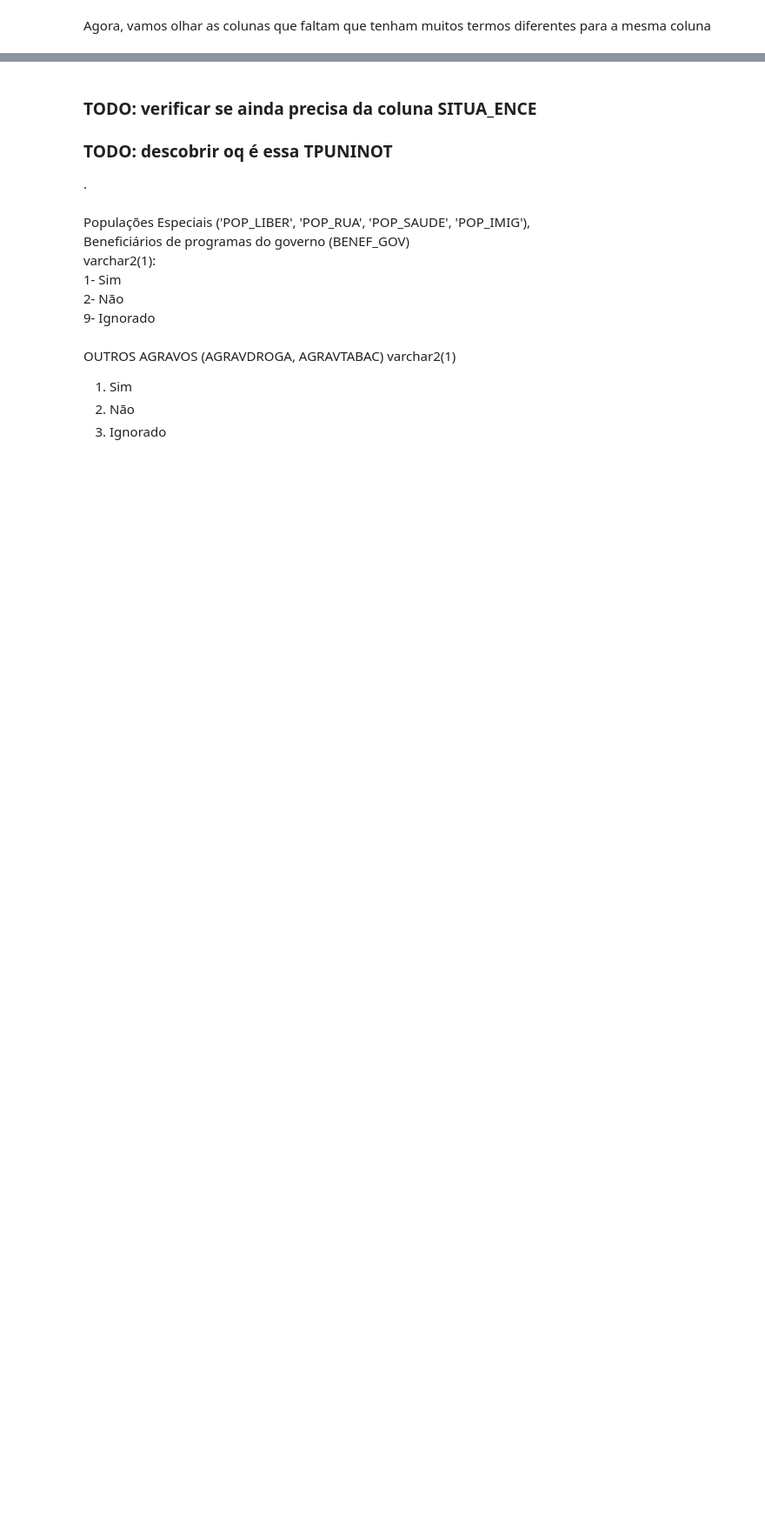
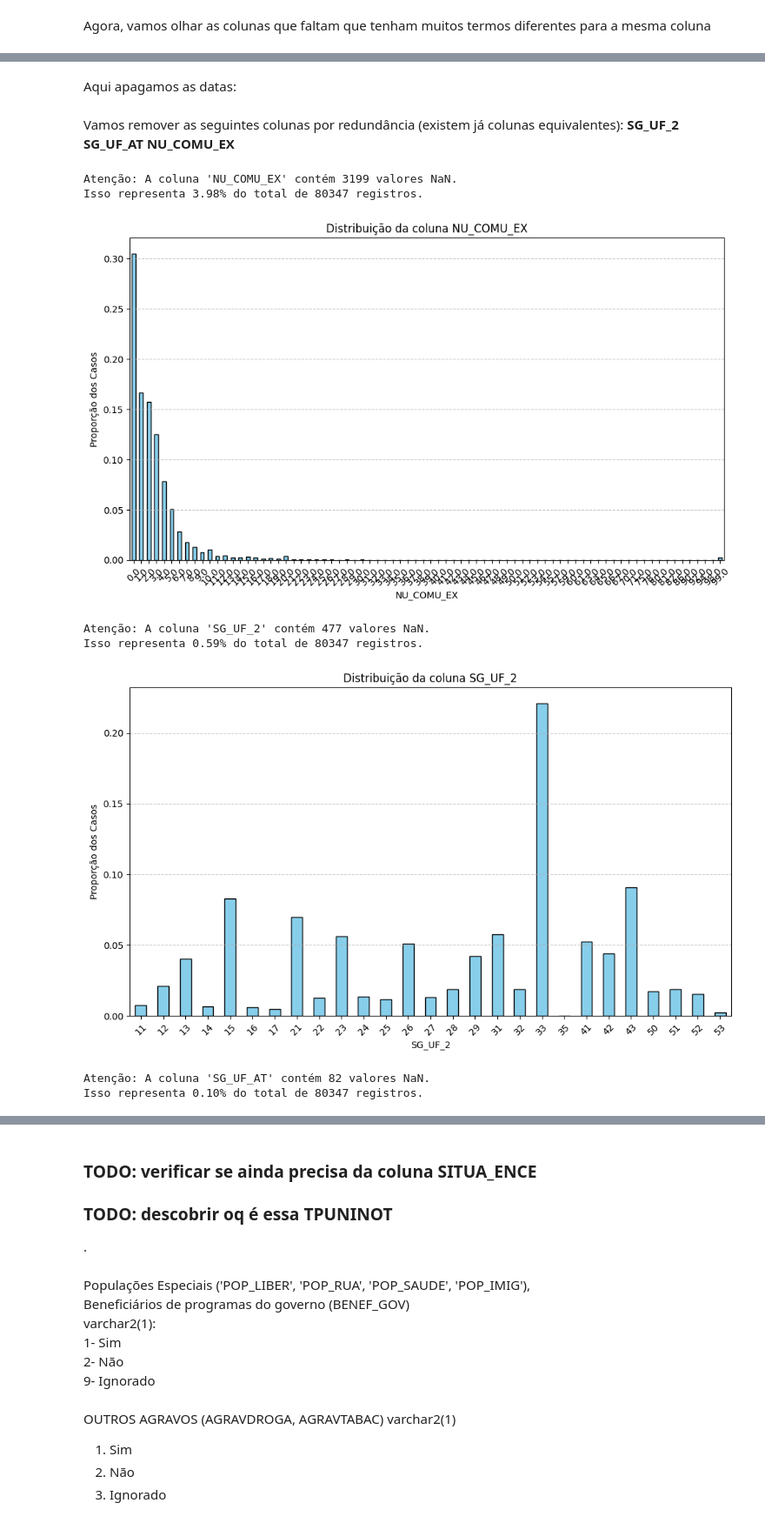
Before and after one commit to FreitasVarejo/MC853-Project, a Jupyter notebook: lab01/notebook.ipynb, the cells around one changed output, grey strips where cells are left out. Shown at 87% size. Saved outputs shown, nothing was run; the diff lists cells and outputs as text; code cells hidden in the pictures; blank space fills up the shorter version.

```diff
--- a/lab01/notebook.ipynb
+++ b/lab01/notebook.ipynb
@@ -793,0 +824,27 @@ colunas_separadas = [
+# %% [markdown]
+Aqui apagamos as datas:
+# %%
+df_cleaned_columns = df_cleaned_columns.drop(columns=['DT_DIAG'])
+df_cleaned_columns = df_cleaned_columns.drop(columns=['DT_NOTI_AT'])
+df_cleaned_columns = df_cleaned_columns.drop(columns=['DT_ENCERRA'])
+df_cleaned_columns = df_cleaned_columns.drop(columns=['DT_INIC_TR'])
+# %% [markdown]
+Vamos remover as seguintes colunas por redundância (existem já colunas equivalentes): **SG_UF_2** **SG_UF_AT** **NU_COMU_EX**
+# %%
+# Lista das colunas a serem removidas
+colunas_separadas = [
+    'NU_COMU_EX', 'SG_UF_2', 'SG_UF_AT',
+]
+
+for coluna in colunas_separadas:
+    checar_nan(df_cleaned_columns, nome_coluna=coluna)
+    df_cleaned_columns = df_cleaned_columns.drop(columns=[coluna])
+# %% [output]
+Atenção: A coluna 'NU_COMU_EX' contém 3199 valores NaN.
+Isso representa 3.98% do total de 80347 registros.
+[figure, added]
+Atenção: A coluna 'SG_UF_2' contém 477 valores NaN.
+Isso representa 0.59% do total de 80347 registros.
+[figure, added]
+Atenção: A coluna 'SG_UF_AT' contém 82 valores NaN.
+Isso representa 0.10% do total de 80347 registros.
```
Also changed, not shown: parts of 61 cells of this notebook, 2 other files.
